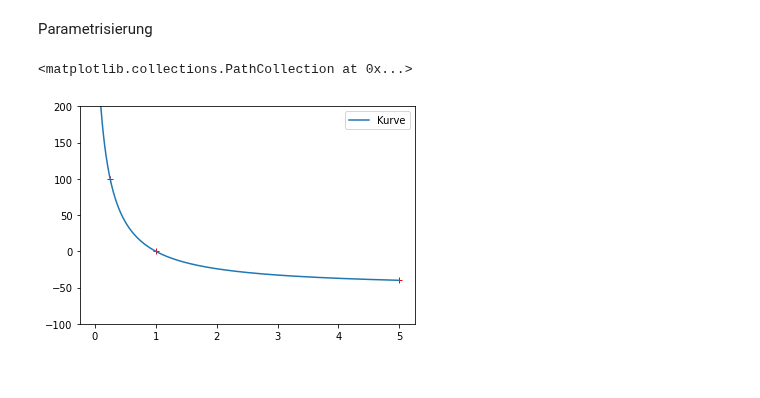
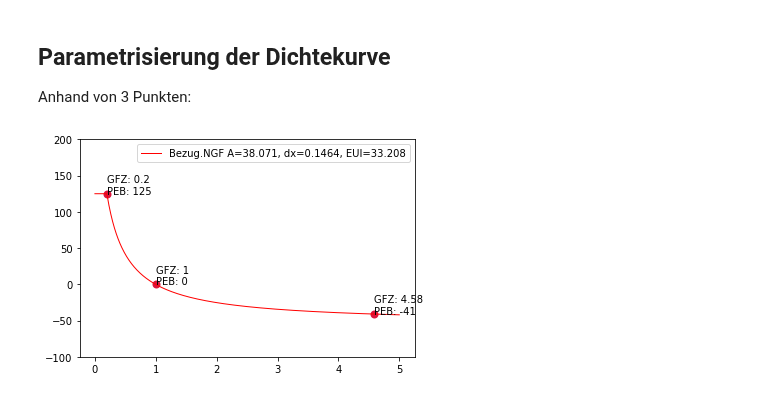
Before and after one commit to simonschaluppe/peexcel, a Jupyter notebook: utils/kurven_parametrisierung.ipynb, the cells around one changed output. Drawn from its saved outputs; the diff is of its cells as text; code cells hidden in the pictures.

Commit message:
ZQSynergy Kurve fertig

```diff
--- a/utils/kurven_parametrisierung.ipynb
+++ b/utils/kurven_parametrisierung.ipynb
@@ -1,3 +1,4 @@
-# %% [markdown]
-Parametrisierung
+# %% [markdown]
+## Parametrisierung der Dichtekurve
+Anhand von 3 Punkten:
 # %%
@@ -15,14 +9,28 @@ A, dx, EUI, fPE, scale = parameters(p1,p2,p3, fPE=1.63)
-# %%
-GFZ = np.linspace(0.0, 5, 500) #min, max, steps
-df = pd.DataFrame({
-    "Kurve": target(GFZ, A=A, dx=dx, EUI=EUI, fPE=fPE, scale=scale),},
-     index=GFZ
-)
-
-
-ax = df.plot()
-ax.set_ylim(-100,200)
-ax.scatter(*zip(p1,p2,p3), marker="+", color="red", linewidths=1)
-# %% [output]
-<matplotlib.collections.PathCollection at 0x...>
-[figure, removed]
+# %%
+# NGF Punkte
+p1 = (0.2, 125) # NGF
+p2 = (1, 0)
+p3 = (4.58, -41)
+points = [p1, p2, p3]
+
+A, dx, EUI, fPE  = parameters(p1, p2, p3)
+
+GFZ = np.linspace(0.0, 5, 500) #min, max, steps
+
+zw = Zielwert.from_points(points, decimals=2, cutoff=125, bezug=Bezug.NGF)
+df = pd.DataFrame({
+    f"{zw.bezug} {A=:.3f}, {dx=:.4f}, {EUI=:.3f}": zw.alpha(GFZ),},
+     index=GFZ)
+
+ax = df.plot(linewidth=1, color="red")
+ax.set_ylim(-100,200)
+
+ax.scatter(*zip(*points), marker="o", color="crimson", linewidth=2);
+for x, y in points:
+    ax.annotate(f"GFZ: {x}\nPEB: {y}", (x, y))
+
+
+
+zq_test = Zielwert(A=38, dx=0.15, EUI=33, cutoff=125, bezug=Bezug.NGF)
+# %% [output]
+[figure, added]
```
Also changed, not shown: parts of 5 cells of this notebook, 4 other files.
